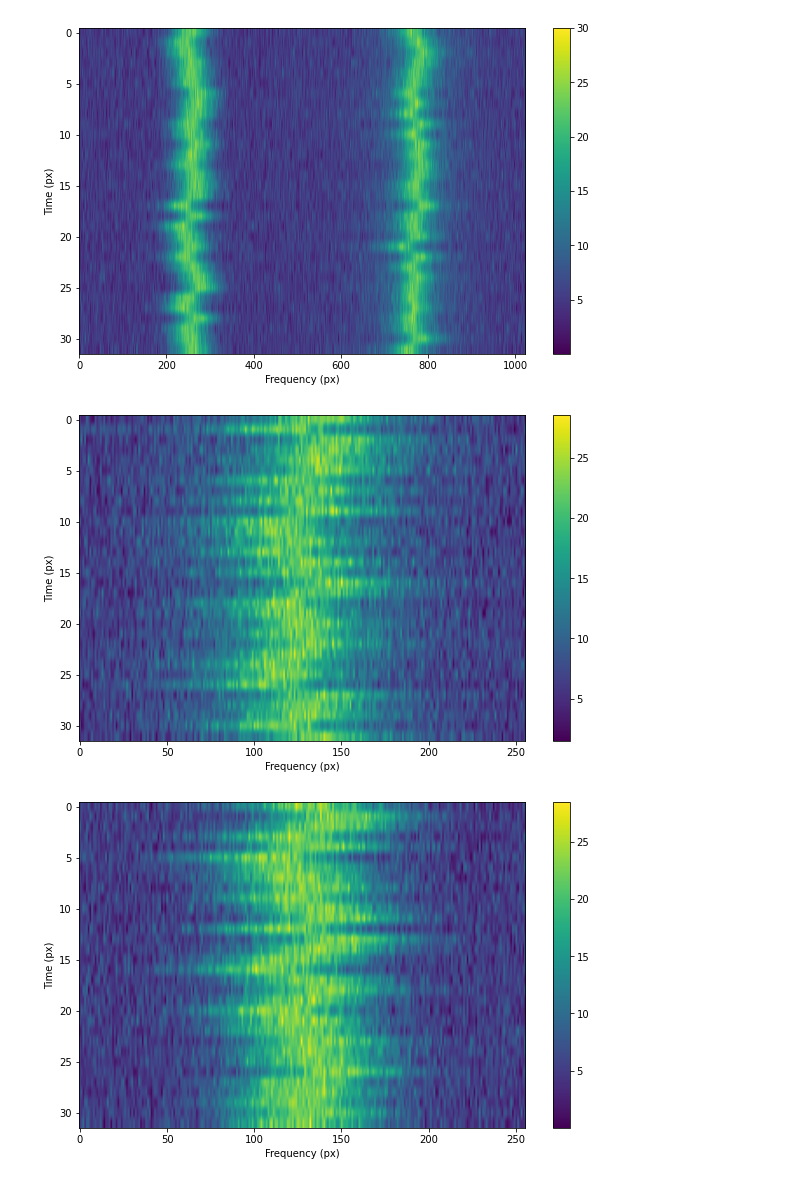
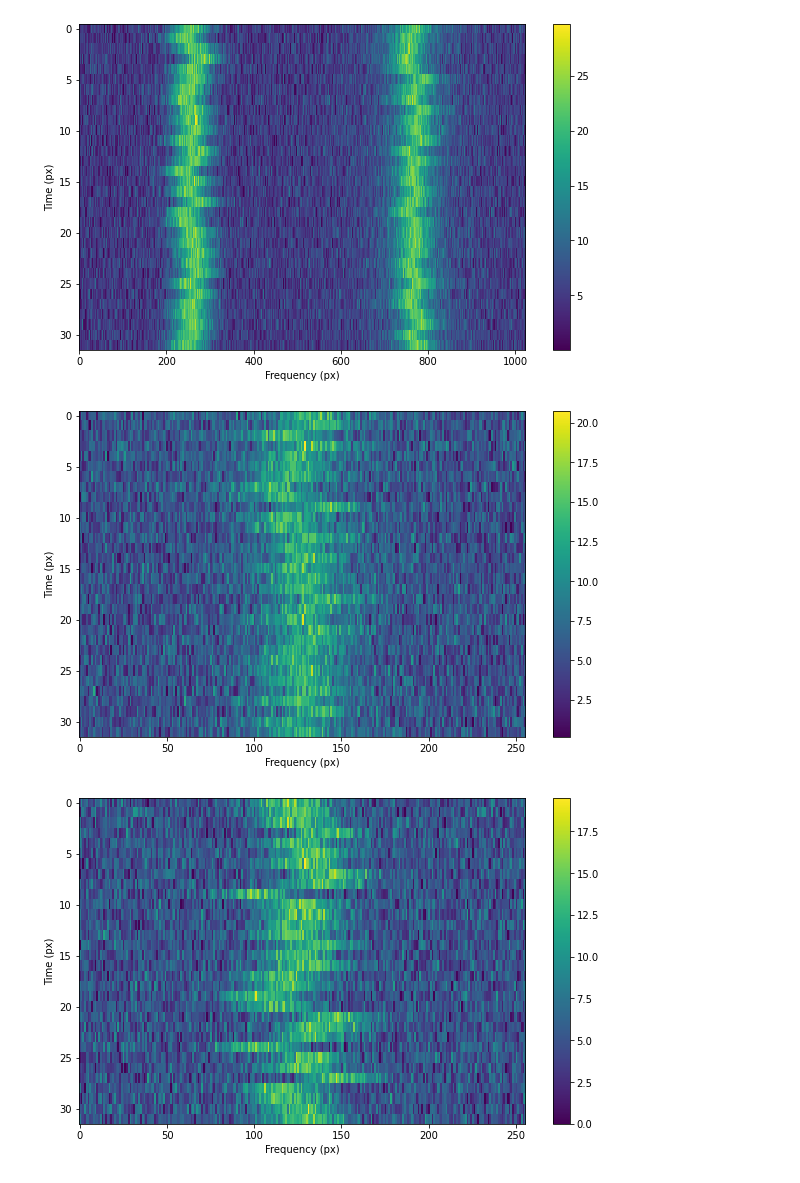
Before and after one commit to bbrzycki/setigen, a Jupyter notebook: jupyter-notebooks/development/RFI_Simulation.ipynb, the cells around one changed output. Saved outputs shown, nothing was run; the diff lists cells and outputs as text; code cells hidden in the pictures.

```diff
--- a/jupyter-notebooks/development/RFI_Simulation.ipynb
+++ b/jupyter-notebooks/development/RFI_Simulation.ipynb
@@ -74,9 +76,9 @@ signal = frame.add_signal(stg.choppy_rfi_path(f_start = frame.fs[3*256],
                           stg.constant_bp_profile(level=1))
 
 fig = plt.figure(figsize=(10, 6))
-frame.show()
+frame.render()
 # %% [output]
-[figure, old version]
+[figure, new version]
 # %%
 frame = stg.Frame(fchans=256*u.pixel,
                   tchans=32*u.pixel,
@@ -97,39 +99,39 @@ signal = frame.add_signal(stg.choppy_rfi_path(f_start = frame.fs[128],
                                               drift_rate = 0*u.Hz/u.s,
                                               spread = 30*u.Hz,
                                               spread_type='normal'),
-                          stg.constant_t_profile(level=frame.get_intensity(snr=50)),
-                          stg.lorentzian_f_profile(width=200*u.Hz),
+                          stg.constant_t_profile(level=frame.get_intensity(snr=25)),
+                          stg.lorentzian_f_profile(width=100*u.Hz),
                           stg.constant_bp_profile(level=1))
 
 fig = plt.figure(figsize=(10, 6))
-frame.show()
+frame.render()
 # %% [output]
-[figure, old version]
+[figure, new version]
 # %%
 frame = stg.Frame(fchans=256*u.pixel,
                   tchans=32*u.pixel,
                   df=2.7939677238464355*u.Hz,
                   dt=18.25361108*u.s,
                   fch1=6095.214842353016*u.MHz)
 noise = frame.add_noise(x_mean=5, x_std=2, x_min=0)
 
 signal = frame.add_signal(stg.choppy_rfi_path(f_start = frame.fs[128],
                                               drift_rate = 0*u.Hz/u.s,
                                               spread = 30*u.Hz,
                                               spread_type='normal'),
-                          stg.constant_t_profile(level=frame.get_intensity(snr=50)),
-                          stg.gaussian_f_profile(width=200*u.Hz),
+                          stg.constant_t_profile(level=frame.get_intensity(snr=25)),
+                          stg.gaussian_f_profile(width=100*u.Hz),
                           stg.constant_bp_profile(level=1))
 
 # signal = frame.add_signal(stg.choppy_rfi_path(f_start = frame.fs[128],
 #                                               drift_rate = 0*u.Hz/u.s,
 #                                               spread = 30*u.Hz,
 #                                               spread_type='normal'),
 #                           stg.constant_t_profile(level=frame.get_intensity(snr=50)),
 #                           stg.lorentzian_f_profile(width=200*u.Hz),
 #                           stg.constant_bp_profile(level=1))
 
 fig = plt.figure(figsize=(10, 6))
-frame.show()
+frame.render()
 # %% [output]
-[figure, old version]
+[figure, new version]
```
Also changed, not shown: parts of 4 cells of this notebook, 1 other file.
